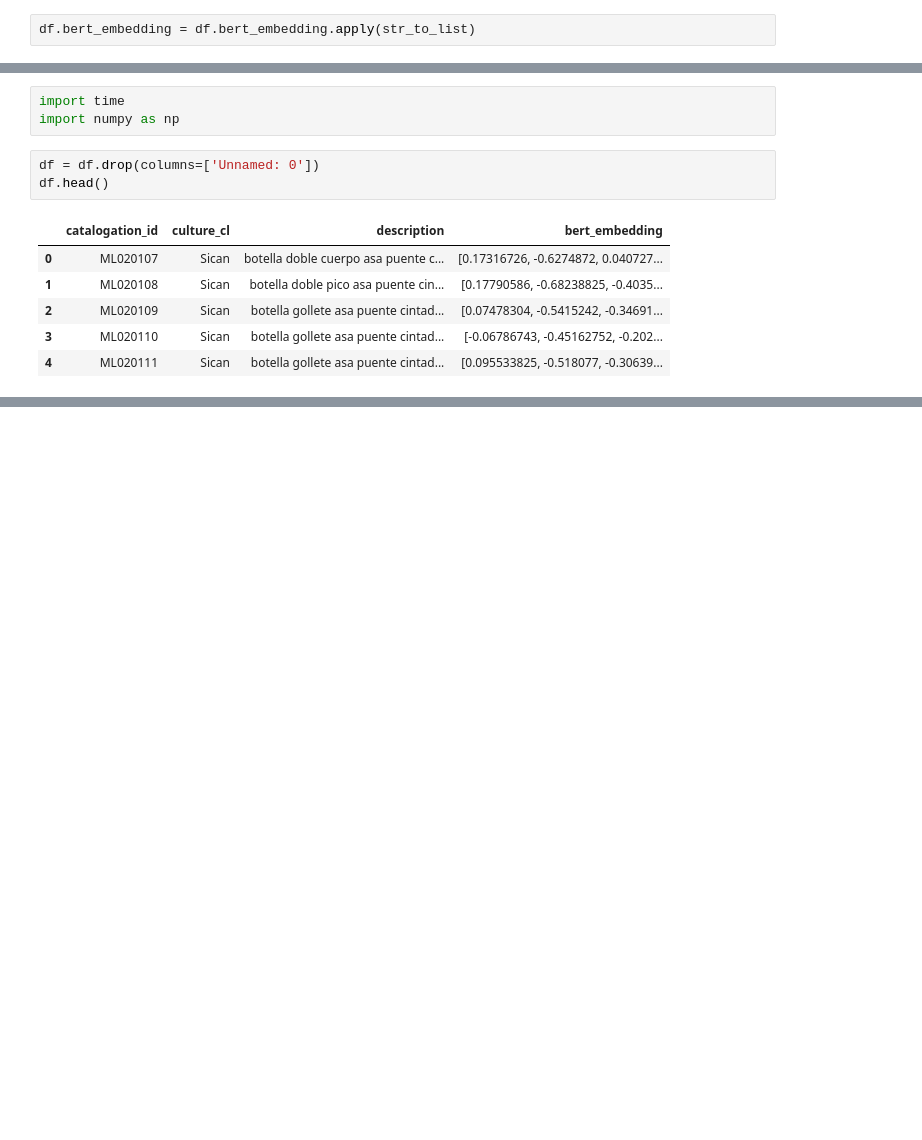
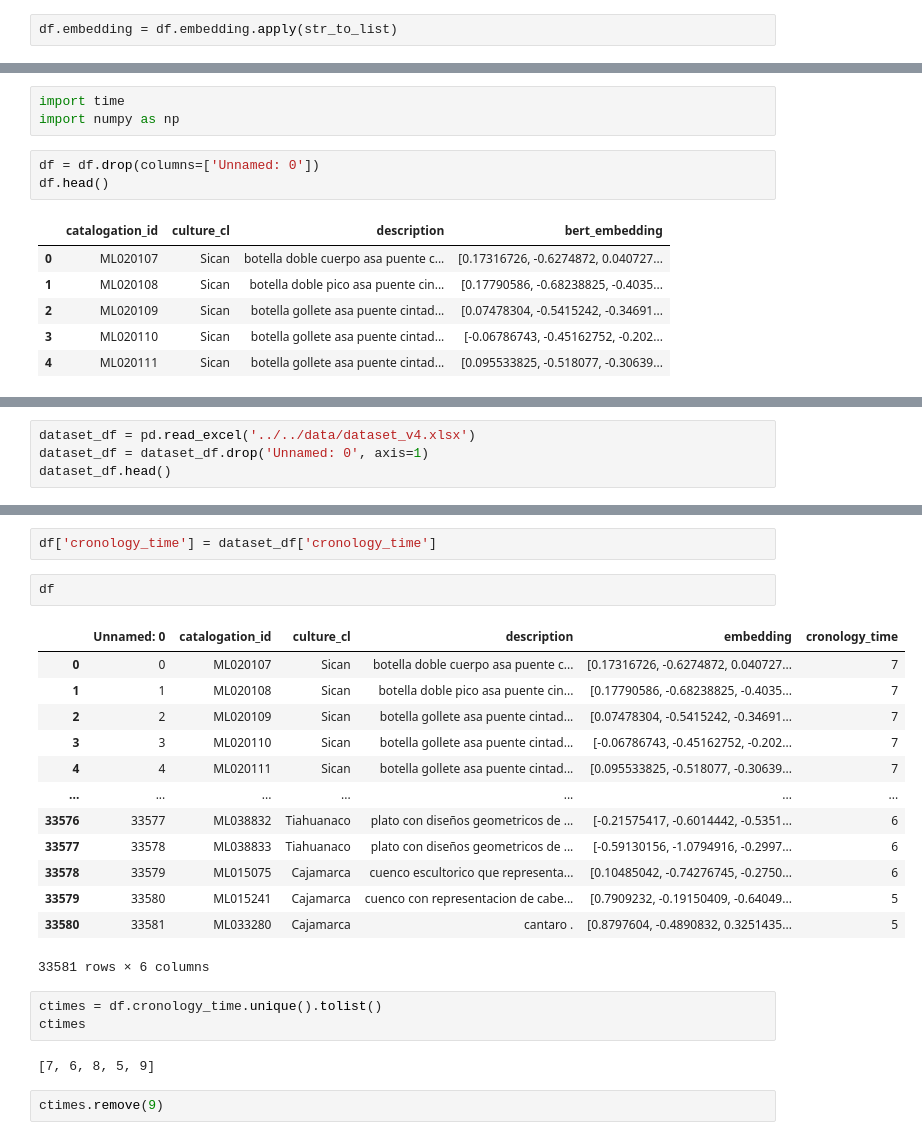
Before and after one commit to lldavico/fondecyt-larco-culture-images, a Jupyter notebook: code/embeddings/bert_embeddings.ipynb, the cells around one changed output, grey strips where cells are left out. Cells and saved outputs as stored; diff of their text form; blank space fills up the shorter version.

```diff
--- a/code/embeddings/bert_embeddings.ipynb
+++ b/code/embeddings/bert_embeddings.ipynb
@@ -169,6 +169,6 @@ def str_to_list(string):
     float_list = [float(i) if len(i) > 0 else 0.0 for i in string_list]
     return float_list
 # %%
-df.bert_embedding = df.bert_embedding.apply(str_to_list)
+df.embedding = df.embedding.apply(str_to_list)
 # %%
 from openai.embeddings_utils import cosine_similarity
@@ -273,0 +278,4 @@ Mean distance: 0.6958156824111938
+# %%
+dataset_df = pd.read_excel('../../data/dataset_v4.xlsx')
+dataset_df = dataset_df.drop('Unnamed: 0', axis=1)
+dataset_df.head()
@@ -273,0 +290,25 @@ Mean distance: 0.6958156824111938
+# %%
+df['cronology_time'] = dataset_df['cronology_time']
+# %%
+df
+# %% [output]
+|  | Unnamed: 0 | catalogation_id | culture_cl | description | embedding | cronology_time |
+| 0 | 0 | ML020107 | Sican | botella doble cuerpo asa puente c... | [0.17316726, -0.6274872, 0.040727... | 7 |
+| 1 | 1 | ML020108 | Sican | botella doble pico asa puente cin... | [0.17790586, -0.68238825, -0.4035... | 7 |
+| 2 | 2 | ML020109 | Sican | botella gollete asa puente cintad... | [0.07478304, -0.5415242, -0.34691... | 7 |
+| 3 | 3 | ML020110 | Sican | botella gollete asa puente cintad... | [-0.06786743, -0.45162752, -0.202... | 7 |
+| 4 | 4 | ML020111 | Sican | botella gollete asa puente cintad... | [0.095533825, -0.518077, -0.30639... | 7 |
+| ... | ... | ... | ... | ... | ... | ... |
+| 33576 | 33577 | ML038832 | Tiahuanaco | plato con diseños geometricos de ... | [-0.21575417, -0.6014442, -0.5351... | 6 |
+| 33577 | 33578 | ML038833 | Tiahuanaco | plato con diseños geometricos de ... | [-0.59130156, -1.0794916, -0.2997... | 6 |
+| 33578 | 33579 | ML015075 | Cajamarca | cuenco escultorico que representa... | [0.10485042, -0.74276745, -0.2750... | 6 |
+| 33579 | 33580 | ML015241 | Cajamarca | cuenco con representacion de cabe... | [0.7909232, -0.19150409, -0.64049... | 5 |
+| 33580 | 33581 | ML033280 | Cajamarca | cantaro . | [0.8797604, -0.4890832, 0.3251435... | 5 |
+33581 rows × 6 columns
+# %%
+ctimes = df.cronology_time.unique().tolist()
+ctimes
+# %% [output]
+[7, 6, 8, 5, 9]
+# %%
+ctimes.remove(9)
```
Also changed, not shown: parts of 10 cells of this notebook, 25 other files.
